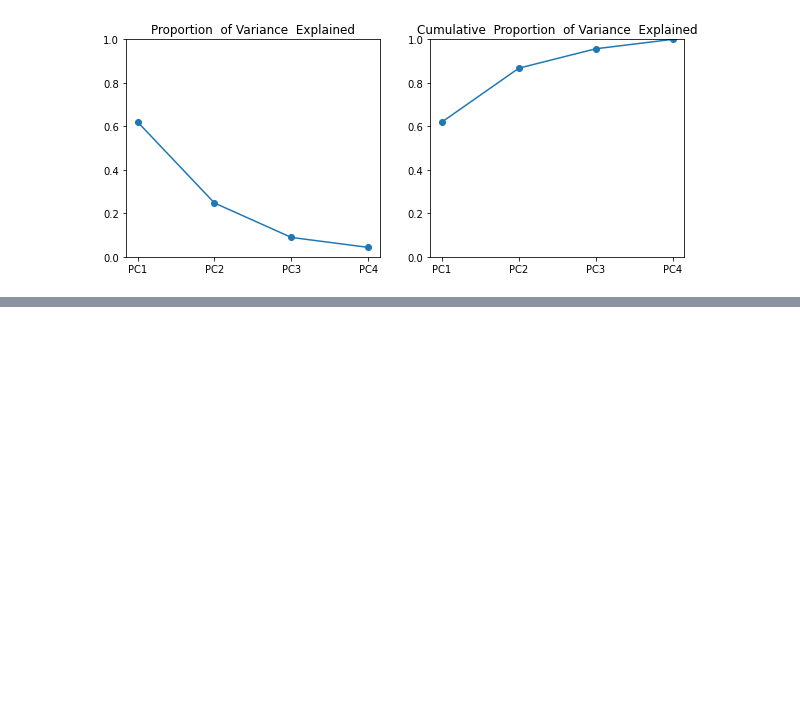
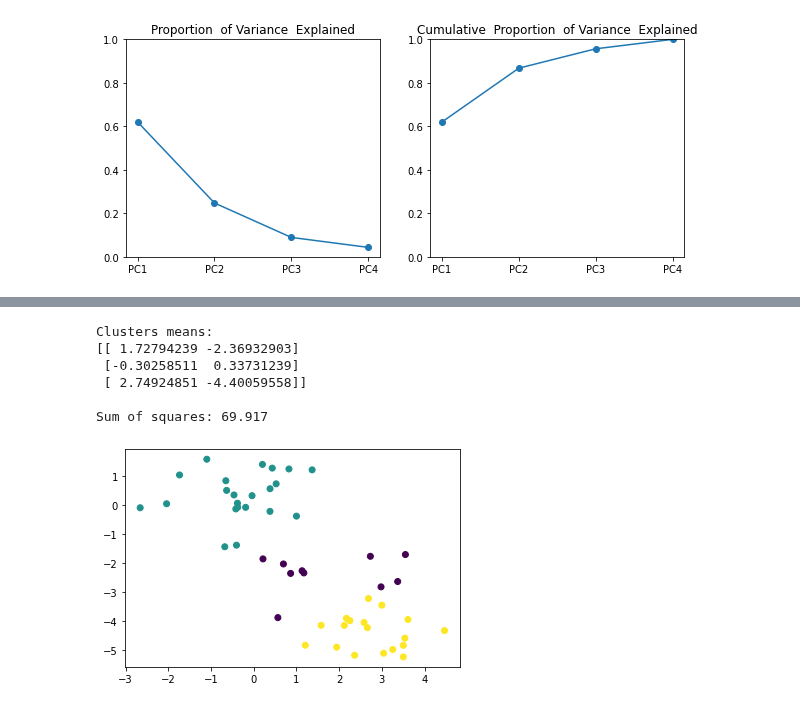
Before and after one commit to vivialprt/ISLR, a Jupyter notebook: Chapter10/Labs.ipynb, the cells around one changed output, grey strips where cells are left out. Drawn from its saved outputs; the diff is of its cells as text; code cells hidden in the pictures; blank space fills up the shorter version.

```diff
--- a/Chapter10/Labs.ipynb
+++ b/Chapter10/Labs.ipynb
@@ -95,0 +118,14 @@ Text(0.5, 1.0, 'Cumulative  Proportion  of Variance  Explained')
+# %%
+km = KMeans(n_clusters=3, n_init=1, init='random', random_state=seed)
+clusters = km.fit_predict(X)
+plt.scatter(X[:, 0], X[:, 1], c=clusters)
+print(f'Clusters means:\n{km.cluster_centers_}')
+print(f'\nSum of squares: {km.inertia_:.3f}')
+# %% [output]
+Clusters means:
+[[ 1.72794239 -2.36932903]
+ [-0.30258511  0.33731239]
+ [ 2.74924851 -4.40059558]]
+
+Sum of squares: 69.917
+[figure, added]
```
Also changed, not shown: parts of 19 cells of this notebook.
